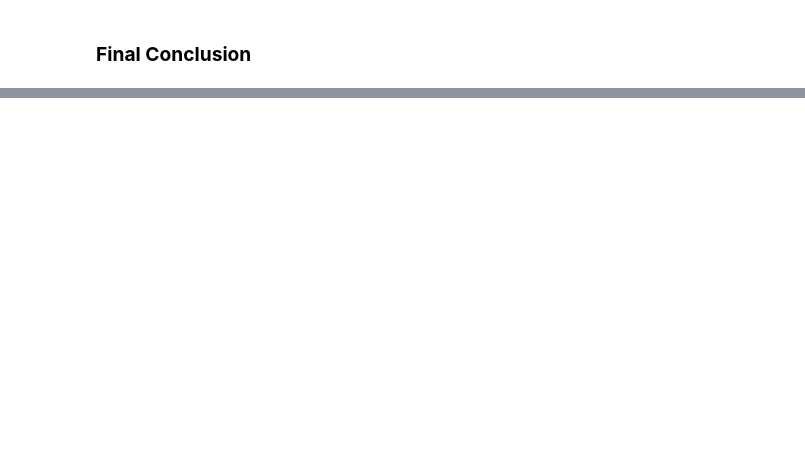
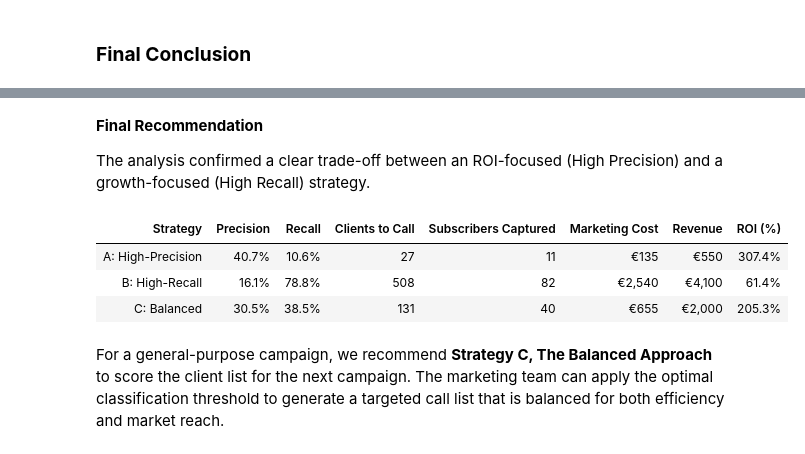
Before and after one commit to thishan1036/bank-deposit, a Jupyter notebook: notebooks/03_business_impact_and_conclusion.ipynb, the cells around one changed output, grey strips where cells are left out. Drawn from its saved outputs; the diff is of its cells as text; code cells hidden in the pictures; blank space fills up the shorter version.

```diff
--- a/notebooks/03_business_impact_and_conclusion.ipynb
+++ b/notebooks/03_business_impact_and_conclusion.ipynb
@@ -525 +553,14 @@ summary_df.style.format({
+# %% [markdown]
+**Final Recommendation**
+
+The analysis confirmed a clear trade-off between an ROI-focused (High Precision) and a growth-focused (High Recall) strategy.
+# %%
+summary_df
+# %% [output]
+| Strategy | Precision | Recall | Clients to Call | Subscribers Captured | Marketing Cost | Revenue | ROI (%) |
+| A: High-Precision | 40.7% | 10.6% | 27 | 11 | €135 | €550 | 307.4% |
+| B: High-Recall | 16.1% | 78.8% | 508 | 82 | €2,540 | €4,100 | 61.4% |
+| C: Balanced | 30.5% | 38.5% | 131 | 40 | €655 | €2,000 | 205.3% |
+# %% [markdown]
+For a general-purpose campaign, we recommend **Strategy C, The Balanced Approach** to score the client list for the next campaign. The marketing team can apply the optimal classification threshold to generate a targeted call list that is balanced for both efficiency and market reach.
 # %% [markdown]
```
Also changed, not shown: parts of 9 cells of this notebook.
